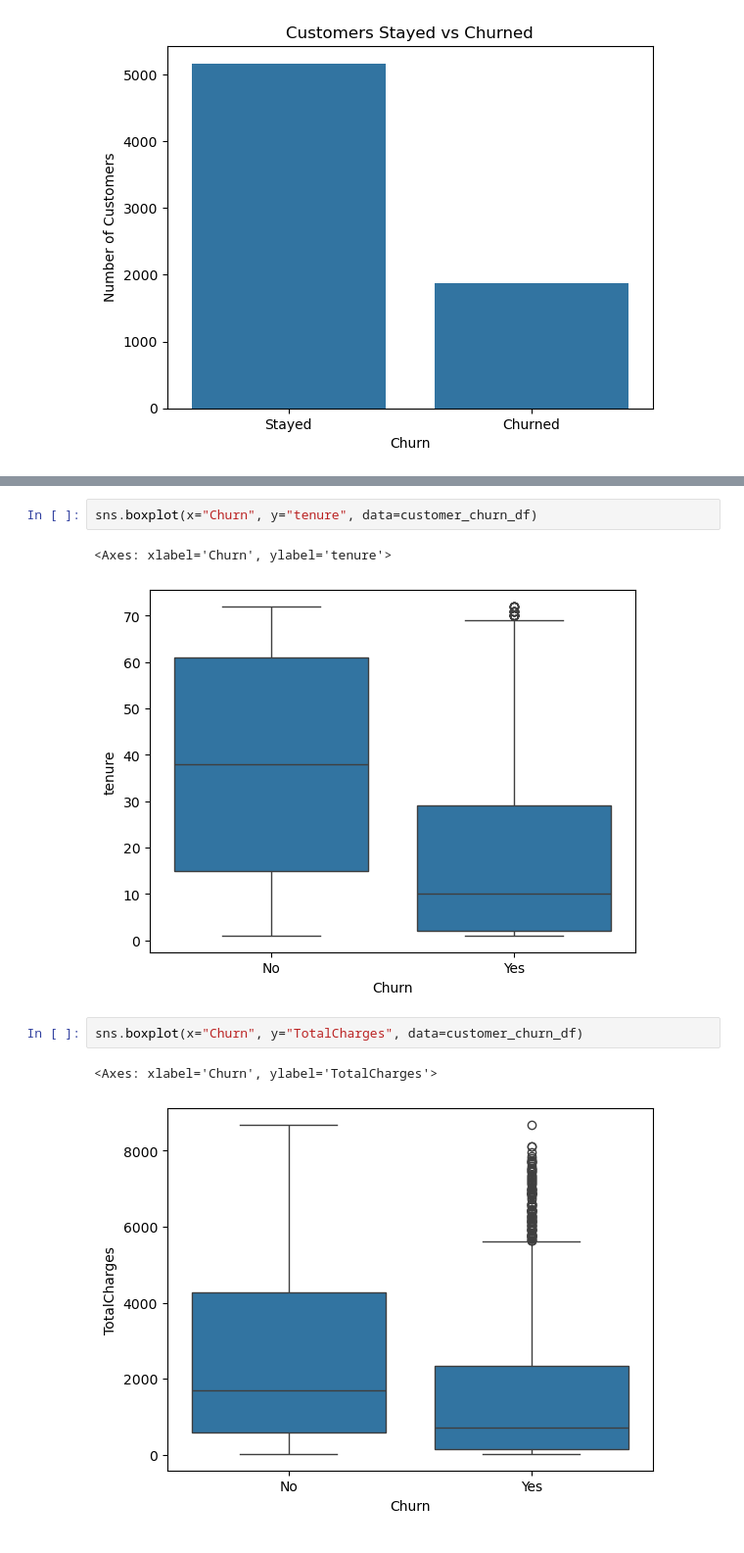
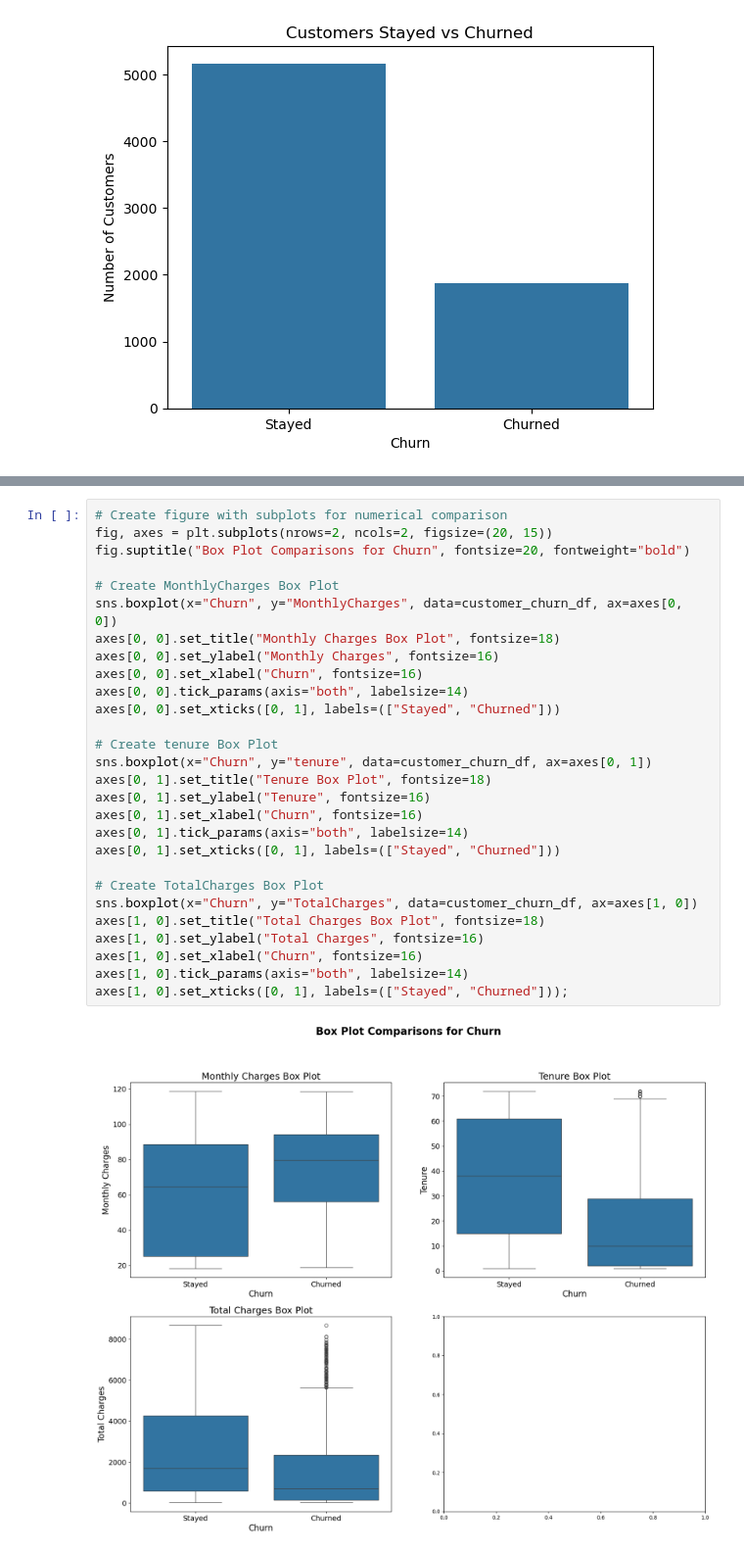
Before and after one commit to BCSoulless/customer-churn-model, a Jupyter notebook: customer-churn-model.ipynb, the cells around one changed output, grey strips where cells are left out. Shown: that part at 98% size. Saved outputs shown, nothing was run; the diff lists cells and outputs as text.

Commit message:
Created figure with different subplots that compares different numerical features for churn

```diff
--- a/customer-churn-model.ipynb
+++ b/customer-churn-model.ipynb
@@ -168,10 +163,30 @@ sns.boxplot(x="Churn", y="MonthlyCharges", data=customer_churn_df)
-# %%
-sns.boxplot(x="Churn", y="tenure", data=customer_churn_df)
-# %% [output]
-<Axes: xlabel='Churn', ylabel='tenure'>
-[figure, removed]
-# %%
-sns.boxplot(x="Churn", y="TotalCharges", data=customer_churn_df)
-# %% [output]
-<Axes: xlabel='Churn', ylabel='TotalCharges'>
-[figure, removed]
+# %%
+# Create figure with subplots for numerical comparison
+fig, axes = plt.subplots(nrows=2, ncols=2, figsize=(20, 15))
+fig.suptitle("Box Plot Comparisons for Churn", fontsize=20, fontweight="bold")
+
+# Create MonthlyCharges Box Plot
+sns.boxplot(x="Churn", y="MonthlyCharges", data=customer_churn_df, ax=axes[0, 0])
+axes[0, 0].set_title("Monthly Charges Box Plot", fontsize=18)
+axes[0, 0].set_ylabel("Monthly Charges", fontsize=16)
+axes[0, 0].set_xlabel("Churn", fontsize=16)
+axes[0, 0].tick_params(axis="both", labelsize=14)
+axes[0, 0].set_xticks([0, 1], labels=(["Stayed", "Churned"]))
+
+# Create tenure Box Plot
+sns.boxplot(x="Churn", y="tenure", data=customer_churn_df, ax=axes[0, 1])
+axes[0, 1].set_title("Tenure Box Plot", fontsize=18)
+axes[0, 1].set_ylabel("Tenure", fontsize=16)
+axes[0, 1].set_xlabel("Churn", fontsize=16)
+axes[0, 1].tick_params(axis="both", labelsize=14)
+axes[0, 1].set_xticks([0, 1], labels=(["Stayed", "Churned"]))
+
+# Create TotalCharges Box Plot
+sns.boxplot(x="Churn", y="TotalCharges", data=customer_churn_df, ax=axes[1, 0])
+axes[1, 0].set_title("Total Charges Box Plot", fontsize=18)
+axes[1, 0].set_ylabel("Total Charges", fontsize=16)
+axes[1, 0].set_xlabel("Churn", fontsize=16)
+axes[1, 0].tick_params(axis="both", labelsize=14)
+axes[1, 0].set_xticks([0, 1], labels=(["Stayed", "Churned"]));
+# %% [output]
+[figure, added]
```
Also changed, not shown: parts of 2 cells of this notebook.
